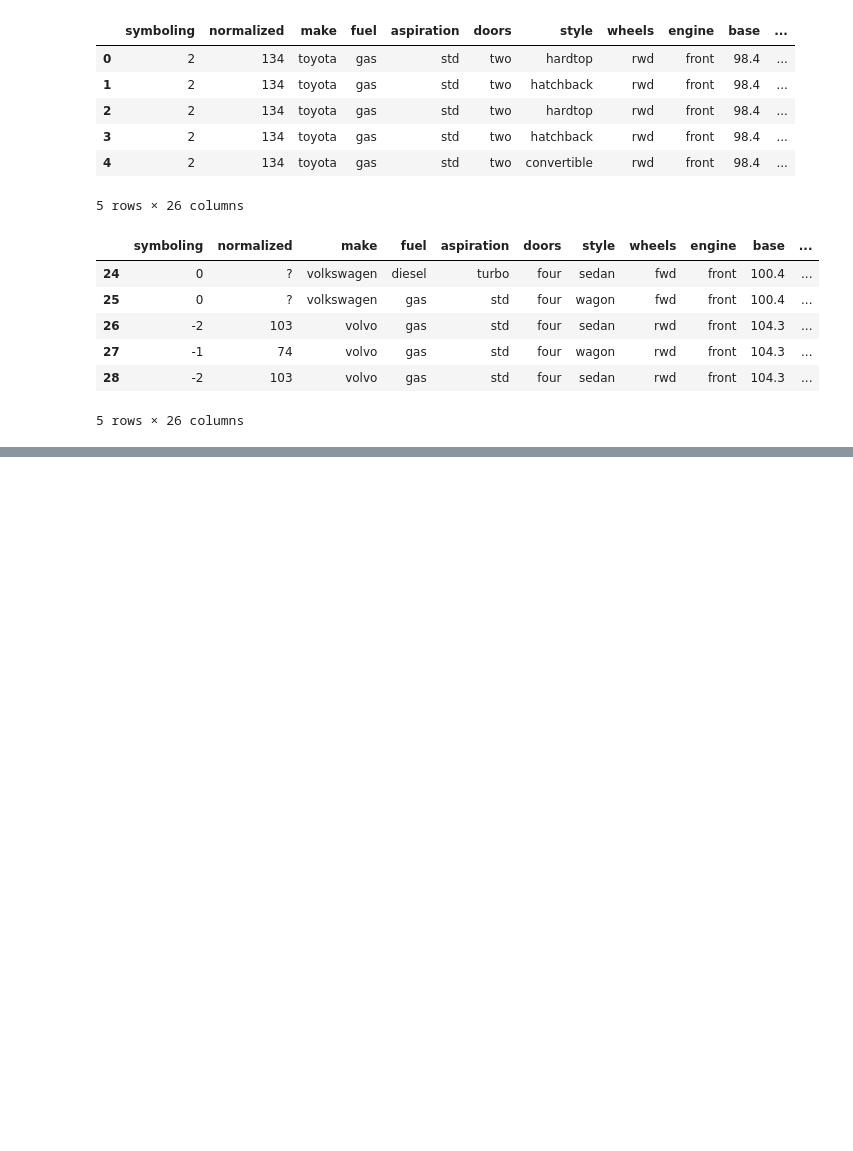
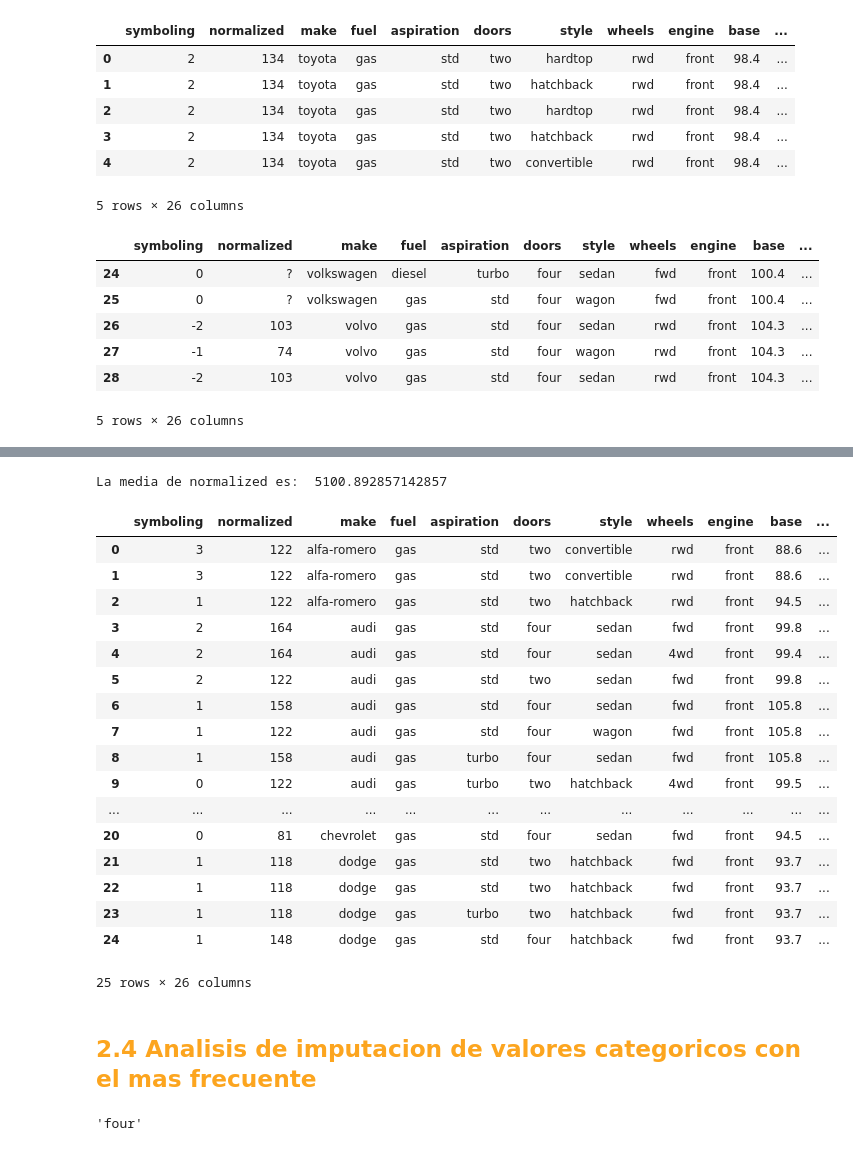
Before and after one commit to scedenod/03C2022_DA, a Jupyter notebook: EDA_AUTOS_3C2022.ipynb, the cells around one changed output, grey strips where cells are left out. Saved outputs shown, nothing was run; the diff lists cells and outputs as text; code cells hidden in the pictures; blank space fills up the shorter version.

```diff
--- a/EDA_AUTOS_3C2022.ipynb
+++ b/EDA_AUTOS_3C2022.ipynb
@@ -220,0 +250,3 @@ dfAutos.head(5)
+# %%
+dfAutos.replace("?",np.nan,inplace=True)
+dfAutos.head(10)
@@ -220,0 +317,33 @@ dfAutos.head(5)
+# %%
+mean_normalized=dfAutos["peak"].astype("float").mean(axis=0) #Obteniendo la media de la variable
+print("La media de normalized es: ",mean_normalized)
+# %% [output]
+La media de normalized es:  5100.892857142857
+# %%
+dfAutos["peak"].replace(np.nan, 5100, inplace=True)
+dfAutos.head(25)
+# %% [output]
+|  | symboling | normalized | make | fuel | aspiration | doors | style | wheels | engine | base | ... |
+| 0 | 3 | 122 | alfa-romero | gas | std | two | convertible | rwd | front | 88.6 | ... |
+| 1 | 3 | 122 | alfa-romero | gas | std | two | convertible | rwd | front | 88.6 | ... |
+| 2 | 1 | 122 | alfa-romero | gas | std | two | hatchback | rwd | front | 94.5 | ... |
+| 3 | 2 | 164 | audi | gas | std | four | sedan | fwd | front | 99.8 | ... |
+| 4 | 2 | 164 | audi | gas | std | four | sedan | 4wd | front | 99.4 | ... |
+| 5 | 2 | 122 | audi | gas | std | two | sedan | fwd | front | 99.8 | ... |
+| 6 | 1 | 158 | audi | gas | std | four | sedan | fwd | front | 105.8 | ... |
+| 7 | 1 | 122 | audi | gas | std | four | wagon | fwd | front | 105.8 | ... |
+| 8 | 1 | 158 | audi | gas | turbo | four | sedan | fwd | front | 105.8 | ... |
+| 9 | 0 | 122 | audi | gas | turbo | two | hatchback | 4wd | front | 99.5 | ... |
+| ... | ... | ... | ... | ... | ... | ... | ... | ... | ... | ... | ... |
+| 20 | 0 | 81 | chevrolet | gas | std | four | sedan | fwd | front | 94.5 | ... |
+| 21 | 1 | 118 | dodge | gas | std | two | hatchback | fwd | front | 93.7 | ... |
+| 22 | 1 | 118 | dodge | gas | std | two | hatchback | fwd | front | 93.7 | ... |
+| 23 | 1 | 118 | dodge | gas | turbo | two | hatchback | fwd | front | 93.7 | ... |
+| 24 | 1 | 148 | dodge | gas | std | four | hatchback | fwd | front | 93.7 | ... |
+25 rows × 26 columns
+# %% [markdown]
+<h2 style="color:#fca51f"> 2.4 Analisis de imputacion de valores categoricos con el mas frecuente </h2>
+# %%
+dfAutos["doors"].value_counts().idxmax() #obtiene el dato con mayor frecuencia en la columna
+# %% [output]
+'four'
```
Also changed, not shown: parts of 36 cells of this notebook.
